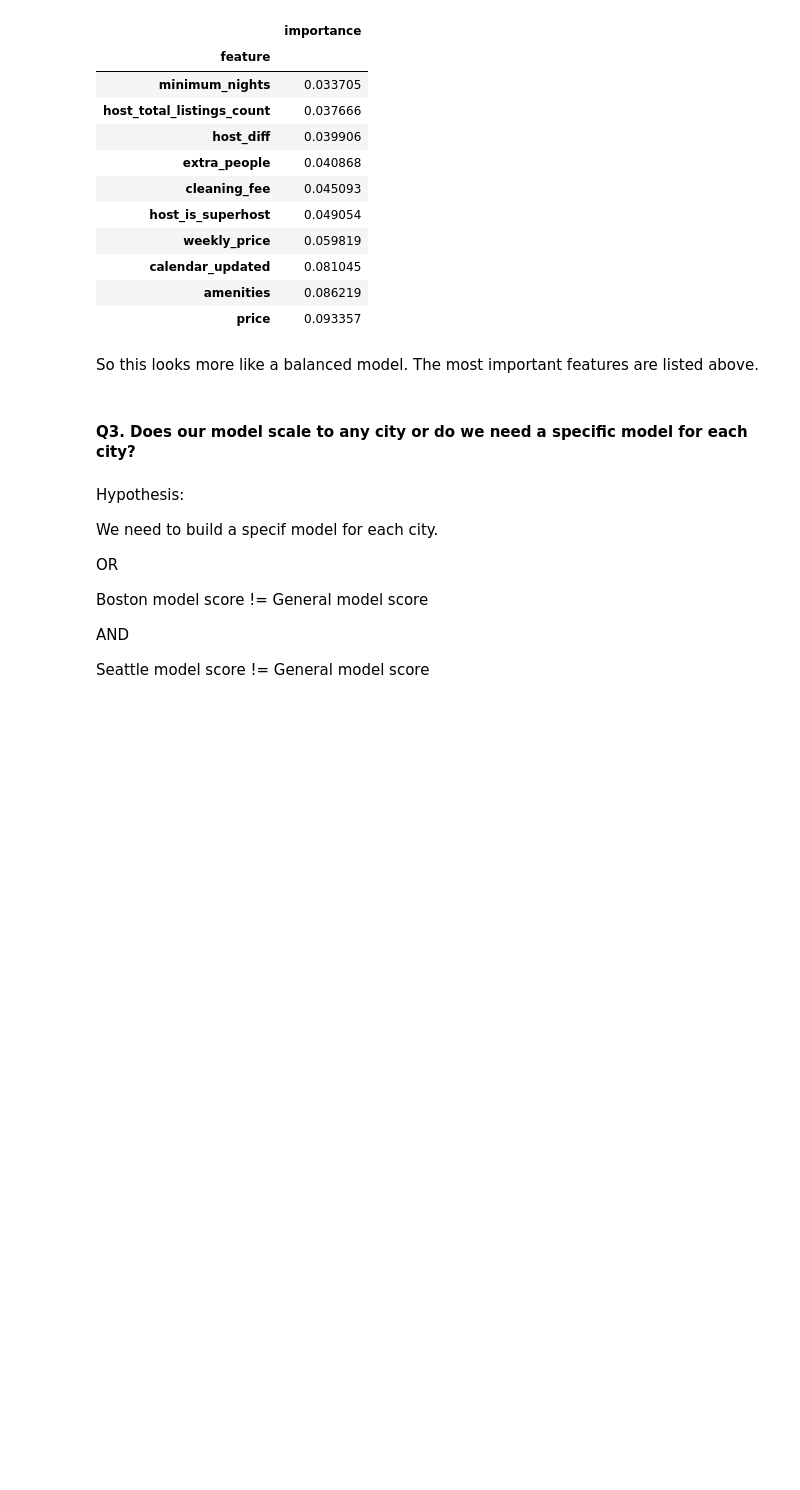
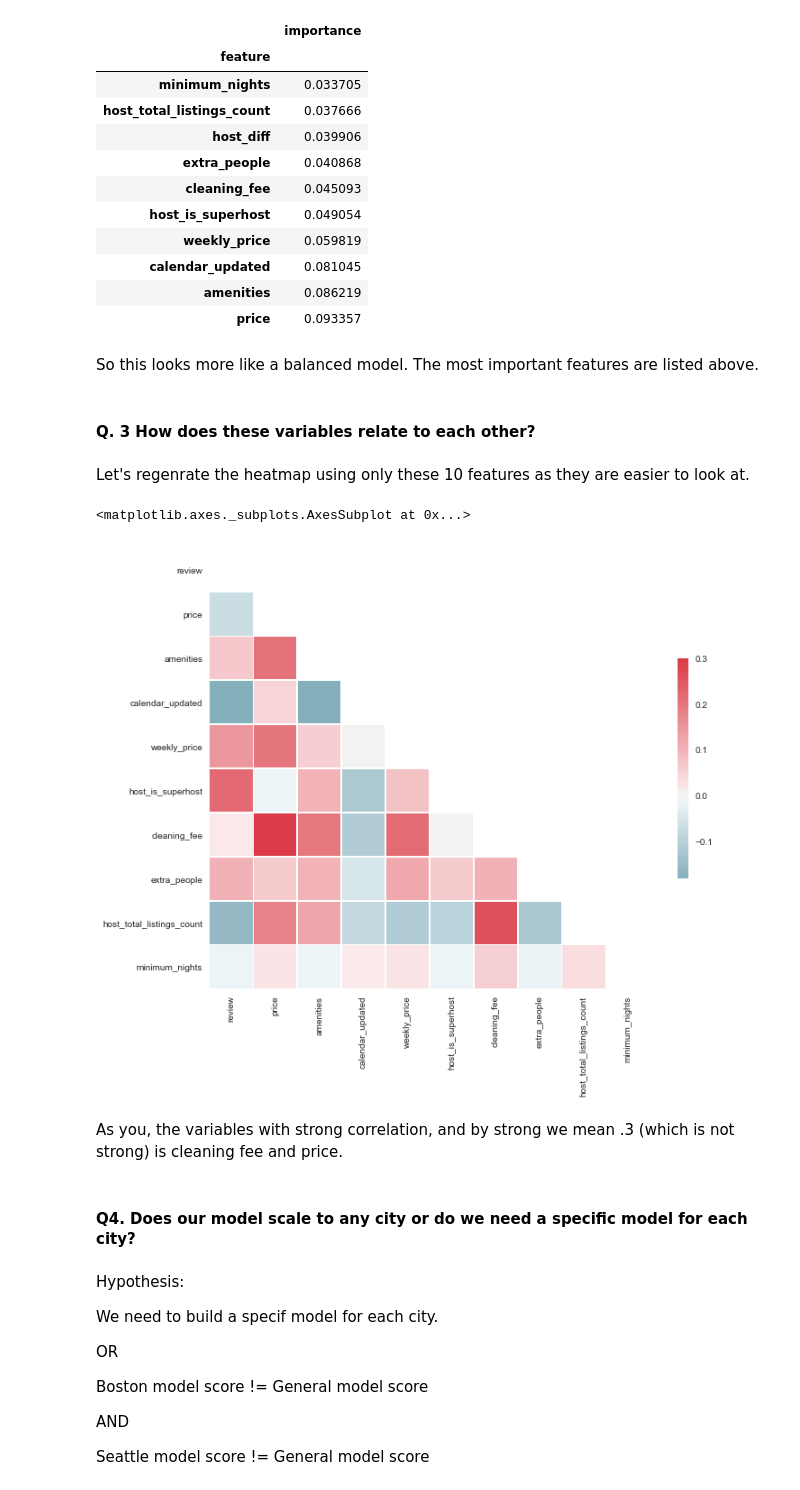
Before and after one commit to ra2309/AirbnbAnalysis, a Jupyter notebook: Analyzing Airbnb data for Boston and Seattle.ipynb, the cells around one changed output. Saved outputs shown, nothing was run; the diff lists cells and outputs as text; code cells hidden in the pictures; blank space fills up the shorter version.

```diff
--- a/Analyzing Airbnb data for Boston and Seattle.ipynb
+++ b/Analyzing Airbnb data for Boston and Seattle.ipynb
@@ -1663,8 +1666,39 @@ plot_feature_importances(dtr,X,Y)
 | price | 0.093357 |
 # %% [markdown]
 So this looks more like a balanced model. The most important features are listed above.
+# %% [markdown]
+#### Q. 3 How does these variables relate to each other?
+# %% [markdown]
+Let's regenrate the heatmap using only these 10 features as they are easier to look at.
+# %%
+df = pd.read_pickle('./clean_data.pkl')
+df = df[['review','price','amenities','calendar_updated','weekly_price','host_is_superhost','cleaning_fee','extra_people','host_total_listings_count','minimum_nights']]
+# %%
+sns.set(style="white")
+
+# Compute the correlation matrix
+corr = df.corr()
+
+# Generate a mask for the upper triangle
+mask = np.zeros_like(corr, dtype=np.bool)
+mask[np.triu_indices_from(mask)] = True
+
+# Set up the matplotlib figure
+f, ax = plt.subplots(figsize=(11, 9))
+
+# Generate a custom diverging colormap
+cmap = sns.diverging_palette(220, 10, as_cmap=True)
+
+# Draw the heatmap with the mask and correct aspect ratio
+sns.heatmap(corr, mask=mask, cmap=cmap, vmax=.3, center=0,
+            square=True, linewidths=.5, cbar_kws={"shrink": .5})
+# %% [output]
+<matplotlib.axes._subplots.AxesSubplot at 0x...>
+[figure, added]
+# %% [markdown]
+As you, the variables with strong correlation, and by strong we mean .3 (which is not strong) is cleaning fee and price.
 # %% [markdown]
-#### Q3. Does our model scale to any city or do we need a specific model for each city?
+#### Q4. Does our model scale to any city or do we need a specific model for each city?
 # %% [markdown]
 Hypothesis:
 
```
Also changed, not shown: parts of 2 cells of this notebook.
